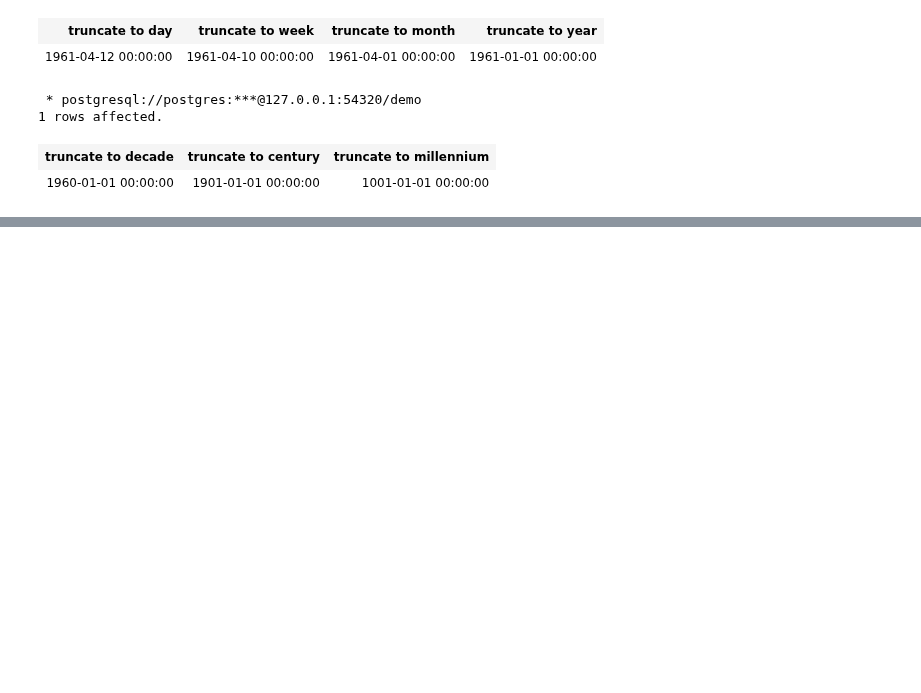
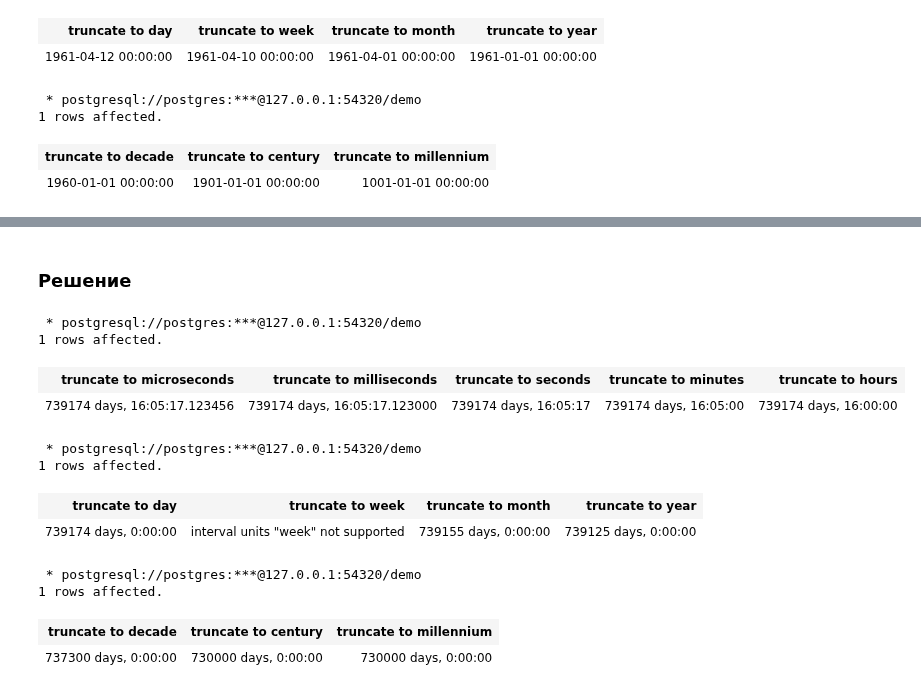
Before and after one commit to vowatchka/postgres_basic, a Jupyter notebook: practices/4_postgres_datatypes/sql.ipynb, the cells around one changed output, grey strips where cells are left out. Cells and saved outputs as stored; diff of their text form; code cells hidden in the pictures; blank space fills up the shorter version.

```diff
--- a/practices/4_postgres_datatypes/sql.ipynb
+++ b/practices/4_postgres_datatypes/sql.ipynb
@@ -1506,0 +1511,38 @@ SELECT
+# %% [markdown]
+### Решение
+# %%
+%%sql
+SELECT
+    date_trunc('microsecond', '2025 year 1 mon 19 day 16 hours 5 min 17 sec 123456 microseconds'::interval) as "truncate to microseconds",
+    date_trunc('milliseconds', '2025 year 1 mon 19 day 16 hours 5 min 17 sec 123456 microseconds'::interval) as "truncate to milliseconds",
+    date_trunc('sec', '2025 year 1 mon 19 day 16 hours 5 min 17 sec 123456 microseconds'::interval) as "truncate to seconds",
+    date_trunc('min', '2025 year 1 mon 19 day 16 hours 5 min 17 sec 123456 microseconds'::interval) as "truncate to minutes",
+    date_trunc('hour', '2025 year 1 mon 19 day 16 hours 5 min 17 sec 123456 microseconds'::interval) as "truncate to hours"
+# %% [output]
+ * postgresql://postgres:***@127.0.0.1:54320/demo
+1 rows affected.
+| truncate to microseconds | truncate to milliseconds | truncate to seconds | truncate to minutes | truncate to hours |
+| 739174 days, 16:05:17.123456 | 739174 days, 16:05:17.123000 | 739174 days, 16:05:17 | 739174 days, 16:05:00 | 739174 days, 16:00:00 |
+# %%
+%%sql
+SELECT
+    date_trunc('day', '2025 year 1 mon 19 day 16 hours 5 min 17 sec 123456 microseconds'::interval) as "truncate to day",
+    'interval units "week" not supported' as "truncate to week",
+    date_trunc('mon', '2025 year 1 mon 19 day 16 hours 5 min 17 sec 123456 microseconds'::interval) as "truncate to month",
+    date_trunc('year', '2025 year 1 mon 19 day 16 hours 5 min 17 sec 123456 microseconds'::interval) as "truncate to year"
+# %% [output]
+ * postgresql://postgres:***@127.0.0.1:54320/demo
+1 rows affected.
+| truncate to day | truncate to week | truncate to month | truncate to year |
+| 739174 days, 0:00:00 | interval units "week" not supported | 739155 days, 0:00:00 | 739125 days, 0:00:00 |
+# %%
+%%sql
+SELECT
+    date_trunc('dec', '2025 year 1 mon 19 day 16 hours 5 min 17 sec 123456 microseconds'::interval) as "truncate to decade",
+    date_trunc('cent', '2025 year 1 mon 19 day 16 hours 5 min 17 sec 123456 microseconds'::interval) as "truncate to century",
+    date_trunc('mil', '2025 year 1 mon 19 day 16 hours 5 min 17 sec 123456 microseconds'::interval) as "truncate to millennium"
+# %% [output]
+ * postgresql://postgres:***@127.0.0.1:54320/demo
+1 rows affected.
+| truncate to decade | truncate to century | truncate to millennium |
+| 737300 days, 0:00:00 | 730000 days, 0:00:00 | 730000 days, 0:00:00 |
```
Also changed, not shown: parts of 43 cells of this notebook.
